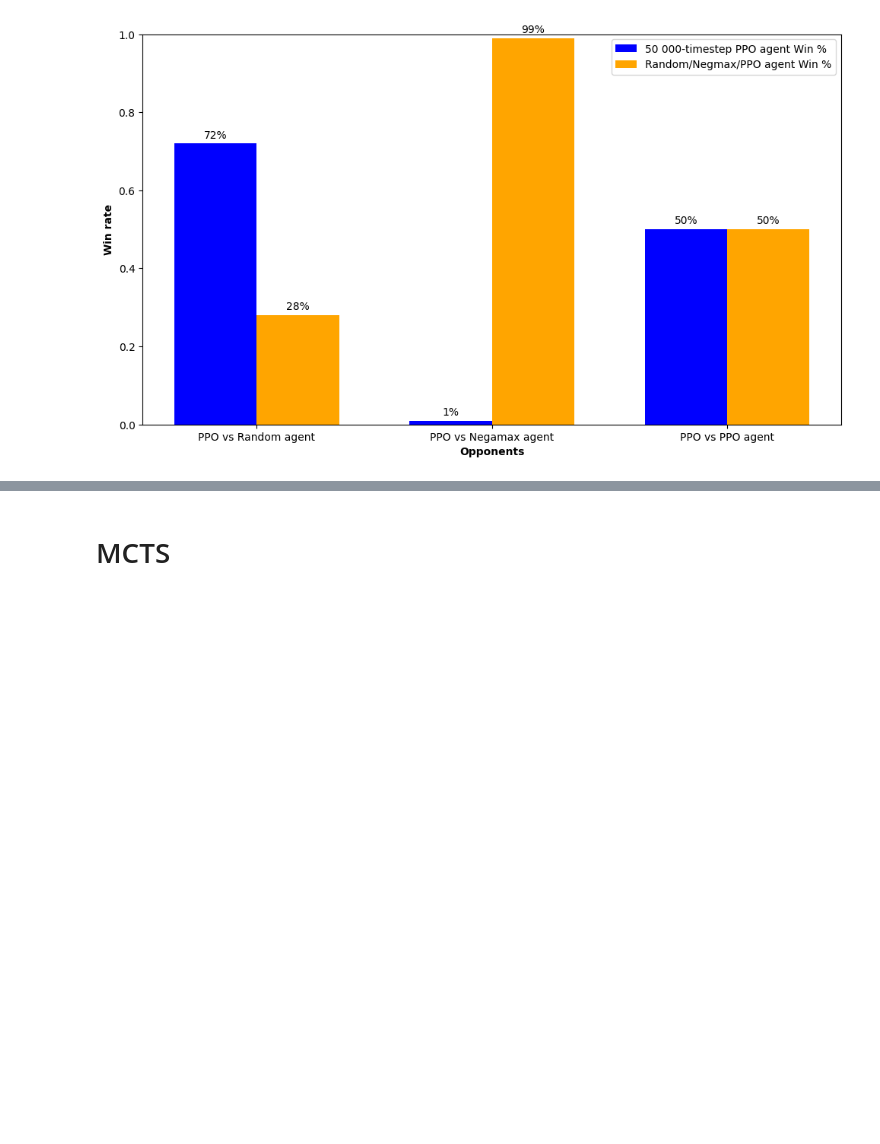
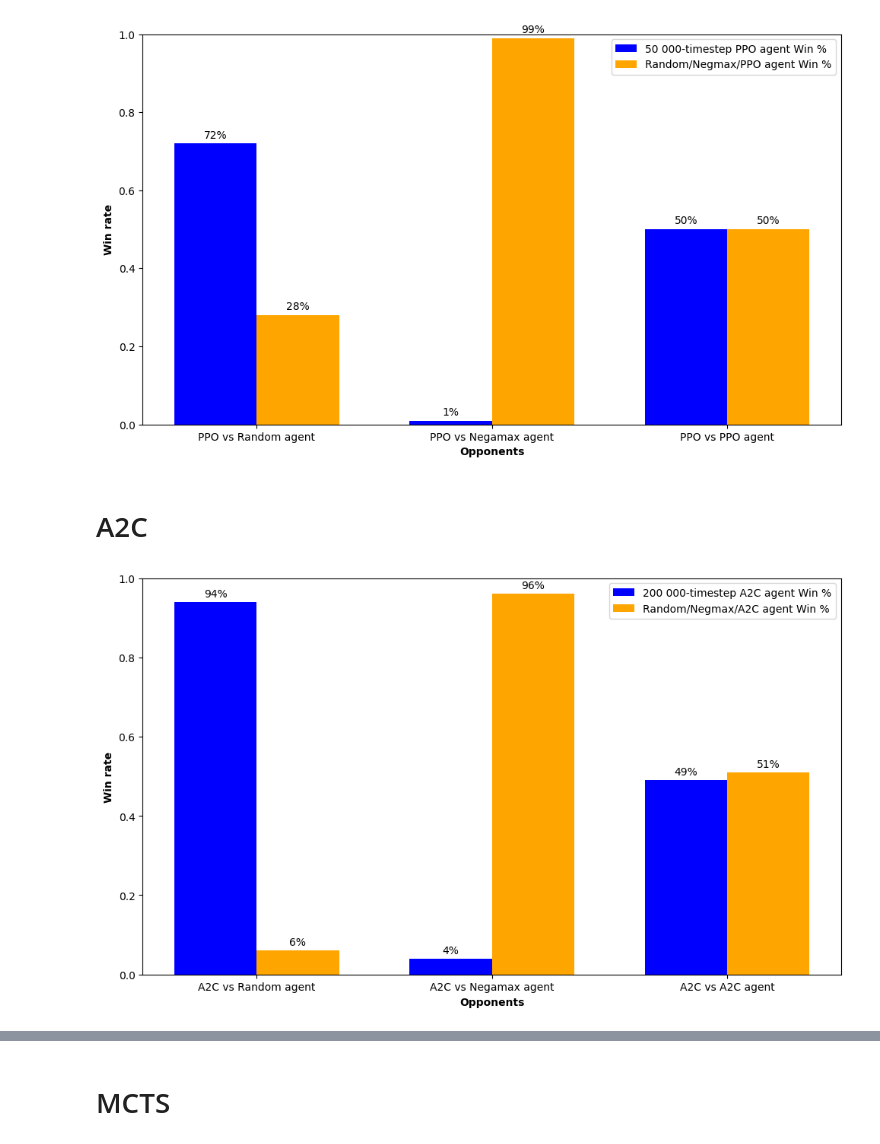
Before and after one commit to hchaparov/Dynamic_Pricing_MARL, a Jupyter notebook: Results.ipynb, the cells around one changed output, grey strips where cells are left out. Saved outputs shown, nothing was run; the diff lists cells and outputs as text; code cells hidden in the pictures; blank space fills up the shorter version.

```diff
--- a/Results.ipynb
+++ b/Results.ipynb
@@ -167,3 +167,50 @@ fig.tight_layout()
 plt.show()
 # %% [output]
 [figure]
+# %% [markdown]
+# A2C
+# %%
+import matplotlib.pyplot as plt
+import numpy as np
+
+# Data
+categories = ['A2C vs Random agent', 'A2C vs Negamax agent', 'A2C vs A2C agent']
+agent1_win_percentages = [0.94, 0.04, 0.49]
+agent2_win_percentages = [0.06, 0.96, 0.51]
+
+x = np.arange(len(categories))  # the label locations
+width = 0.35  # the width of the bars
+
+# Plotting win percentages
+fig, ax = plt.subplots(figsize=(10, 6))
+
+rects1 = ax.bar(x - width/2, agent1_win_percentages, width, label='200 000-timestep A2C agent Win %', color='blue')
+rects2 = ax.bar(x + width/2, agent2_win_percentages, width, label='Random/Negmax/A2C agent Win %', color='orange')
+
+# Add some text for labels, title and custom x-axis tick labels, etc.
+ax.set_xlabel('Opponents', fontweight='bold')
+ax.set_ylabel('Win rate', fontweight='bold')
+ax.set_xticks(x)
+ax.set_xticklabels(categories)
+ax.set_ylim(0, 1)
+ax.legend()
+
+# Function to add labels on top of bars
+def autolabel(rects, ax):
+    """Attach a text label above each bar in *rects*, displaying its height."""
+    for rect in rects:
+        height = rect.get_height()
+        ax.annotate(f'{height:.0%}',
+                    xy=(rect.get_x() + rect.get_width() / 2, height),
+                    xytext=(0, 3),  # 3 points vertical offset
+                    textcoords="offset points",
+                    ha='center', va='bottom')
+
+autolabel(rects1, ax)
+autolabel(rects2, ax)
+
+fig.tight_layout()
+
+plt.show()
+# %% [output]
+[figure, added]
```
Also changed, not shown: parts of 4 cells of this notebook.
